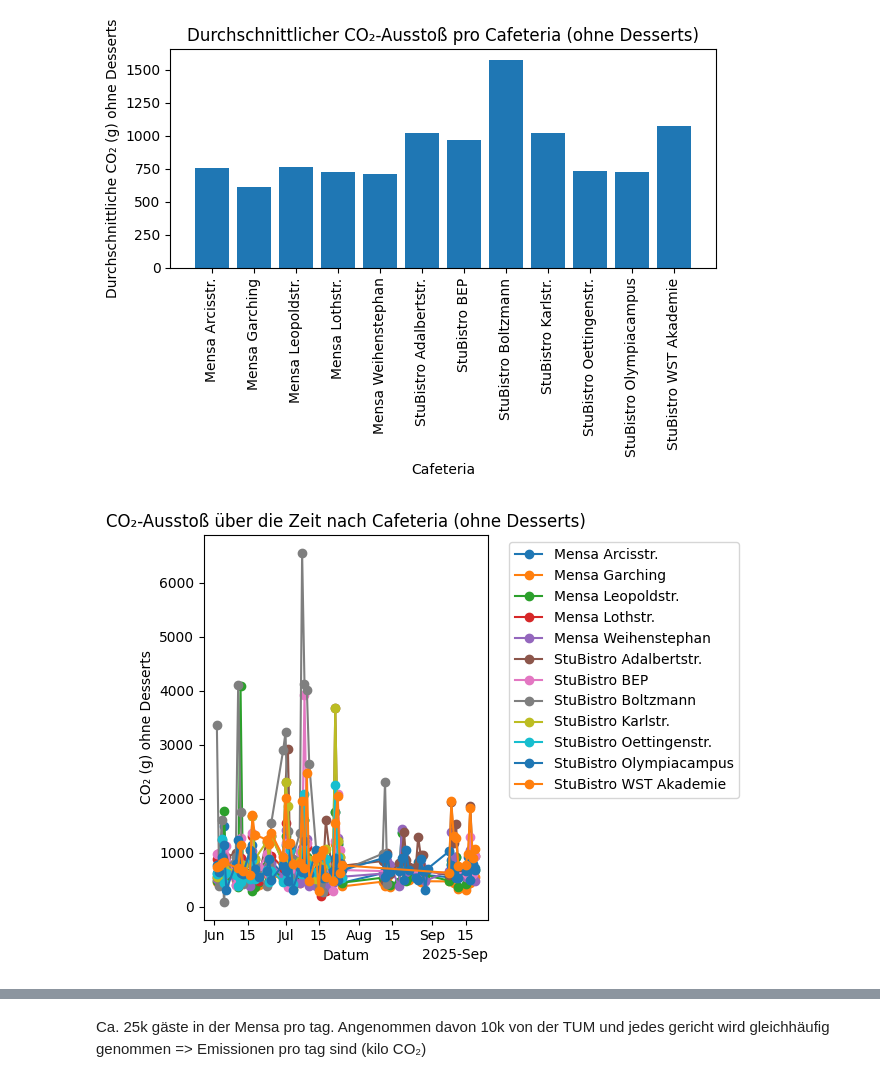
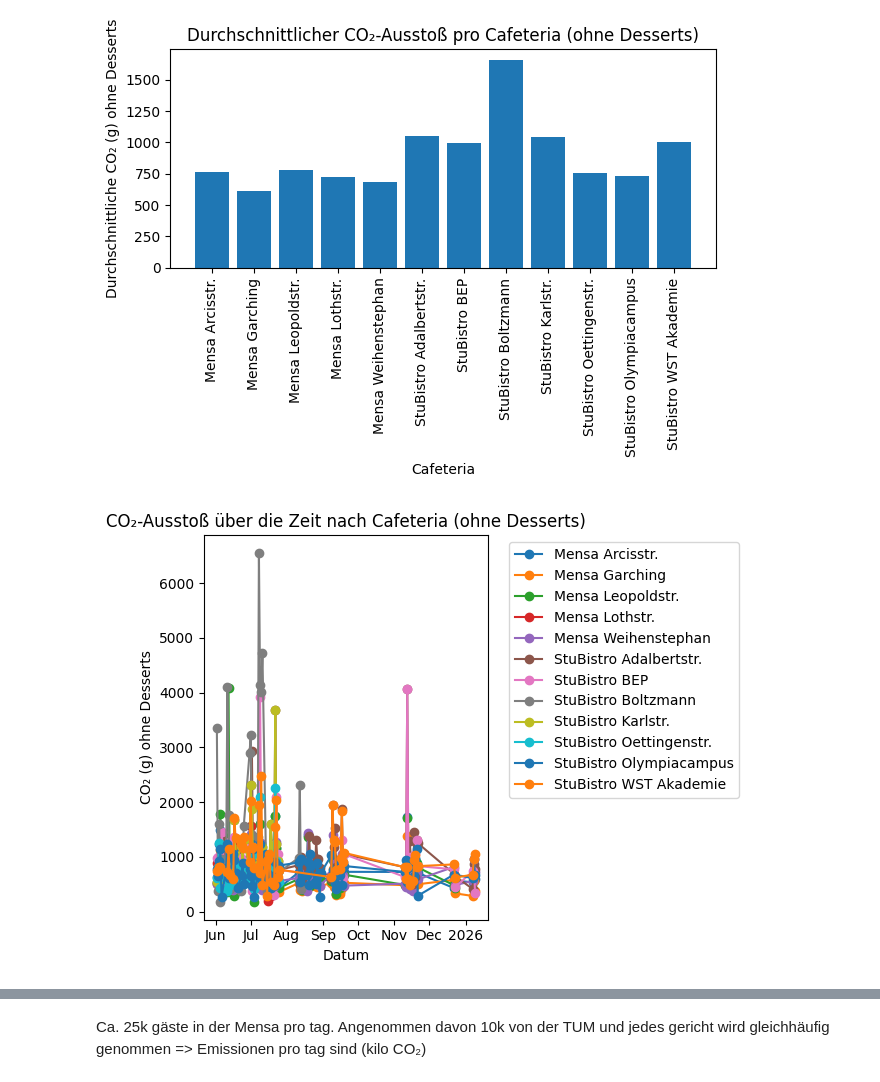
Before and after one commit to simonsuetterlin/mensa_emissions, a Jupyter notebook: mensa_emission_computation.ipynb, the cells around one changed output, grey strips where cells are left out. Cells and saved outputs as stored; diff of their text form; code cells hidden in the pictures.

Commit message:
Fix for mensa emission computation

```diff
--- a/mensa_emission_computation.ipynb
+++ b/mensa_emission_computation.ipynb
@@ -215,6 +207,29 @@ DATA_FILE = "cafeteria_emissions.json"
 with open(DATA_FILE, "r", encoding="utf-8") as f:
     all_data = json.load(f)
 
+cetegories_to_be_removed_from_computation = {
+    "dessert",
+    "süßspeise",
+    "SÃ¼Ã\x9fspeise",
+    "suesse",
+    "sua",
+    "süß",
+    "suss",
+    "sweeter",
+    "Brot",
+    "Obst",
+    "Brot/Obst",
+    "Tagessupe, Brot, Obst",
+    "Tagessuppe, Brot, Obst",
+    "<no name>"
+}
+
+normalized_categories_to_remove = {term.casefold() for term in cetegories_to_be_removed_from_computation}
+
+def category_not_relevant(name: str) -> bool:
+    text = name.casefold()
+    return any(term in text for term in normalized_categories_to_remove)
+
 records = []
 for cafeteria, dates in all_data.items():
     for date_str, info in dates.items():
@@ -224,14 +239,16 @@ for cafeteria, dates in all_data.items():
         total_sum = 0.0
         total_count = 0
         for cat, vals in categories.items():
-            if "Dessert" in cat:
+            if category_not_relevant(cat) or vals["avg_co2"] == 0:
                 continue
             n = vals["n_meals"]
             avg = vals["avg_co2"]
             total_sum += avg * n
             total_count += n
-
-        overall_emissions = (total_sum / total_count) if total_count > 0 else None
+        if total_count == 0:
+            overall_emissions = None
+        else:
+            overall_emissions = (total_sum / total_count)
 
         records.append({
             "cafeteria": cafeteria,
@@ -277,65 +294,35 @@ plt.show()
 plt.figure()
 ax = plt.gca()
 for cafeteria_name, group in df_emissions.groupby("cafeteria"):
     ax.plot(group["date"], group["overall_emissions"], marker="o", label=cafeteria_name)
 
 ax.set_xlabel("Datum")
 ax.set_ylabel("CO₂ (g) ohne Desserts")
 ax.set_title("CO₂-Ausstoß über die Zeit nach Cafeteria (ohne Desserts)")
 
 # Datumslocators und Formatter einstellen, damit die Datumsbeschriftungen nicht überlappen
 locator = mdates.AutoDateLocator()
 formatter = mdates.ConciseDateFormatter(locator)
 ax.xaxis.set_major_locator(locator)
 ax.xaxis.set_major_formatter(formatter)
 
 plt.legend(bbox_to_anchor=(1.05, 1), loc="upper left")
 plt.tight_layout()
 plt.show()
 
 # ------------------------------------------------------------------#
 # 4. Tabellarische Ausgabe mit tabulate (ohne Desserts)
 # ------------------------------------------------------------------#
 print("\nDurchschnittliche Emission pro Cafeteria (ohne Desserts):")
 print(tabulate(
     avg_by_cafeteria_emissions.rename(columns={"overall_emissions": "avg_emissions"}),
     headers="keys",
     tablefmt="github",
     showindex=False
 ))
-
-# ------------------------------------------------------------------#
-# 5. Gesamt-Durchschnitt über alle Cafeterias und Daten (ohne Desserts)
-# ------------------------------------------------------------------#
-overall_avg_all_emissions = df_emissions["overall_emissions"].mean()
-print(f"\nGesamt-Durchschnittlicher CO₂-Ausstoß (alle Cafeterias & alle Daten, ohne Desserts): {overall_avg_all_emissions:.1f} g CO₂e")
-
-
-# ------------------------------------------------------------------#
-# 6. Gesamt-Durchschnitt über alle Veganen Gerichte in den Cafeterias
-# ------------------------------------------------------------------#
-total_vegan_sum = 0.0
-total_vegan_count = 0
-
-for cafeteria, dates in all_data.items():
-    for date_str, info in dates.items():
-        categories = info.get("categories", {})
-        vegan_vals = categories.get("Vegan")
-        if vegan_vals:
-            n = vegan_vals["n_meals"]
-            avg = vegan_vals["avg_co2"]
-            total_vegan_sum += avg * n
-            total_vegan_count += n
-
-# 2. Durchschnitt berechnen (falls vegane Gerichte gefunden wurden)
-if total_vegan_count > 0:
-    avg_vegan_all = total_vegan_sum / total_vegan_count
-    print(f"Durchschnittlicher CO₂-Ausstoß pro veganem Gericht: {avg_vegan_all:.1f} g CO₂")
-else:
-    print("Keine veganen Gerichte in den Daten gefunden.")
 # %% [output]
-[figure, old version]
+[figure, new version]
-[figure, old version]
+[figure, new version]
 Durchschnittliche Emission pro Cafeteria (ohne Desserts):
 | cafeteria               |   avg_emissions |
 |-------------------------|-----------------|
```
Also changed, not shown: parts of 8 cells of this notebook, 1 other file.
